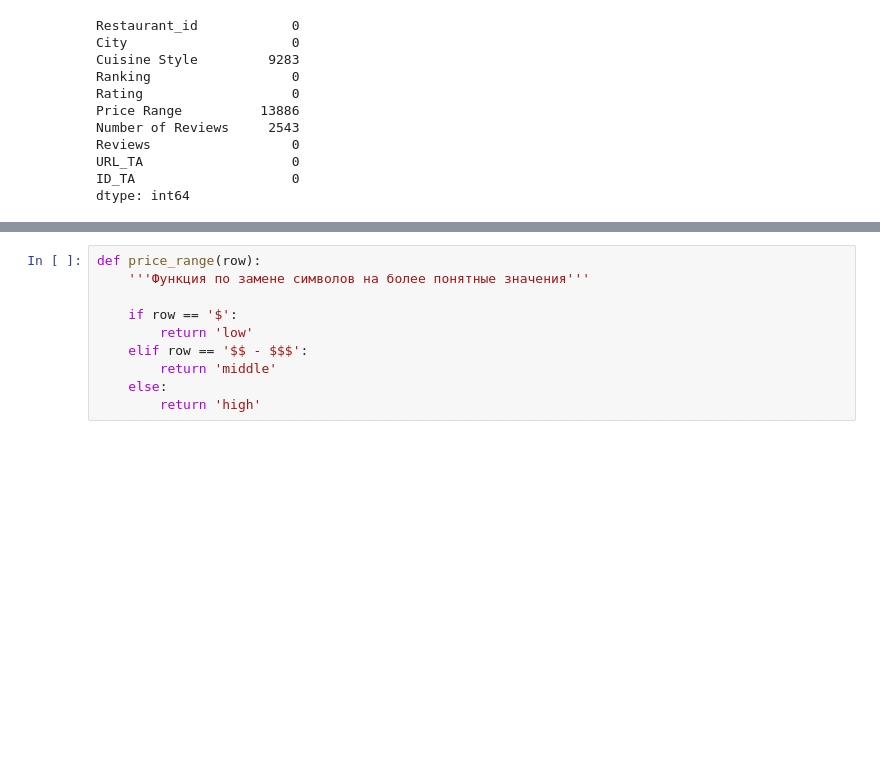
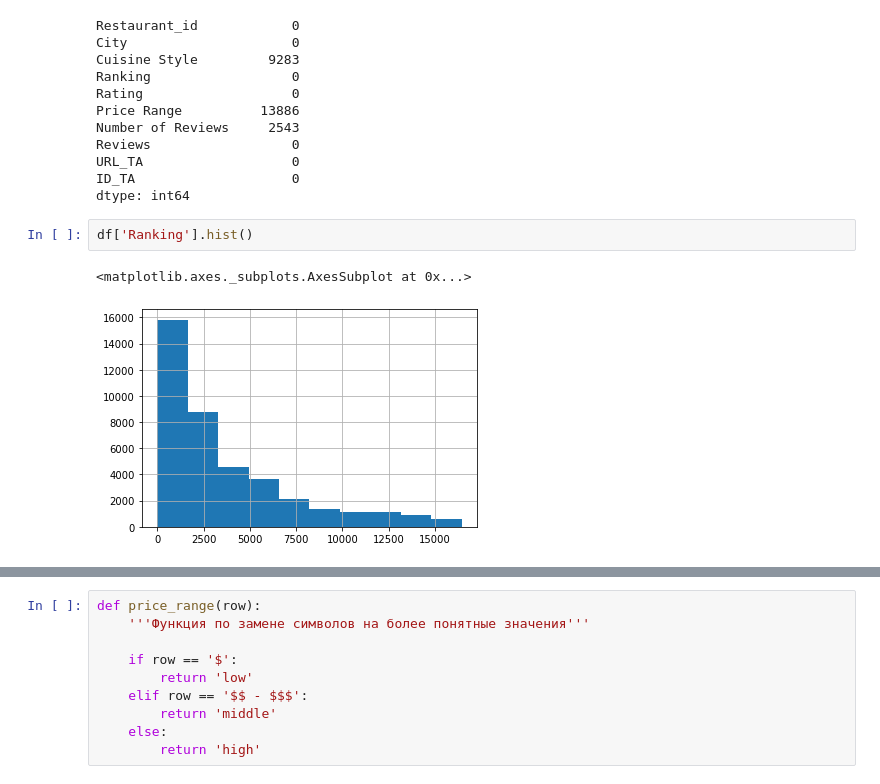
Before and after one commit to TheSickNessPill/module_3, a Jupyter notebook: module_3.ipynb, the cells around one changed output, grey strips where cells are left out. Cells and saved outputs as stored; diff of their text form; blank space fills up the shorter version.

```diff
--- a/module_3.ipynb
+++ b/module_3.ipynb
@@ -90,3 +90,8 @@ Reviews                  0
 URL_TA                   0
 ID_TA                    0
 dtype: int64
+# %%
+df['Ranking'].hist()
+# %% [output]
+<matplotlib.axes._subplots.AxesSubplot at 0x...>
+[figure, added]
```
Also changed, not shown: parts of 8 cells of this notebook.
